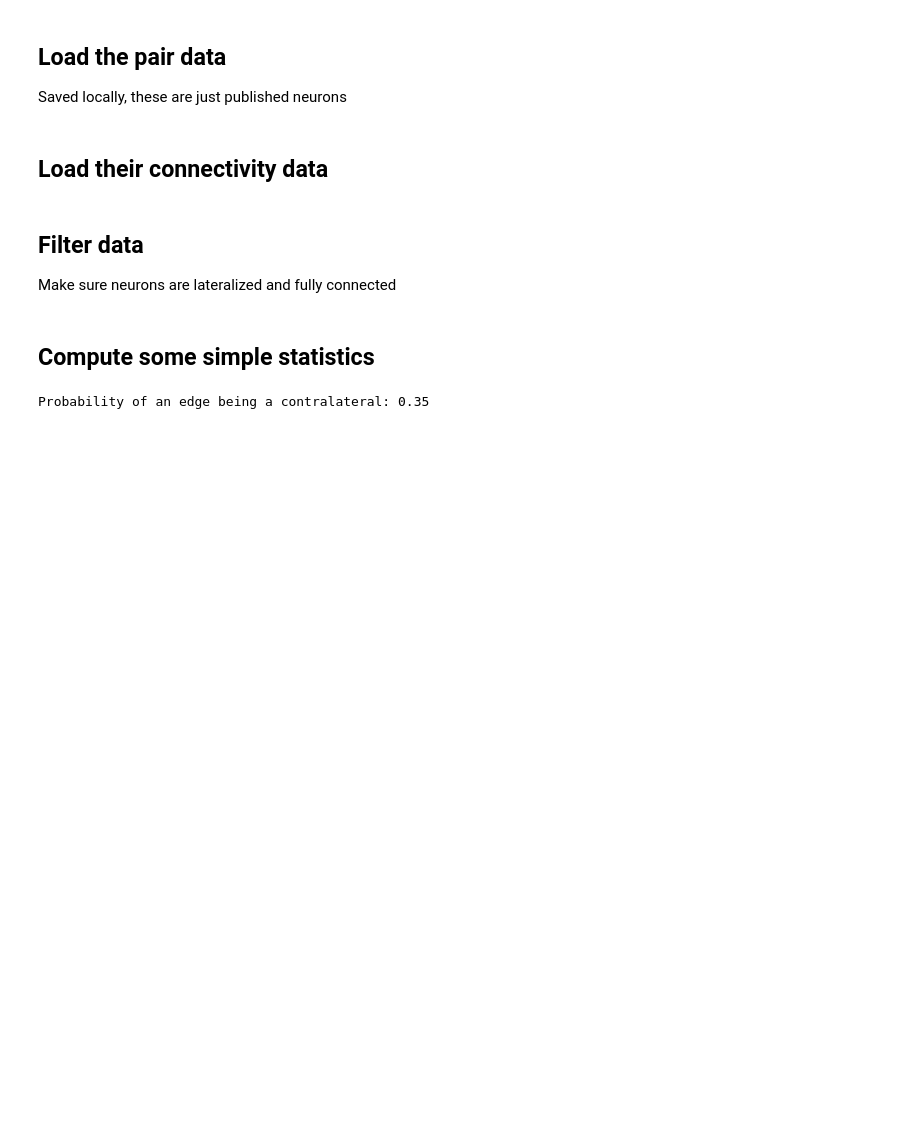
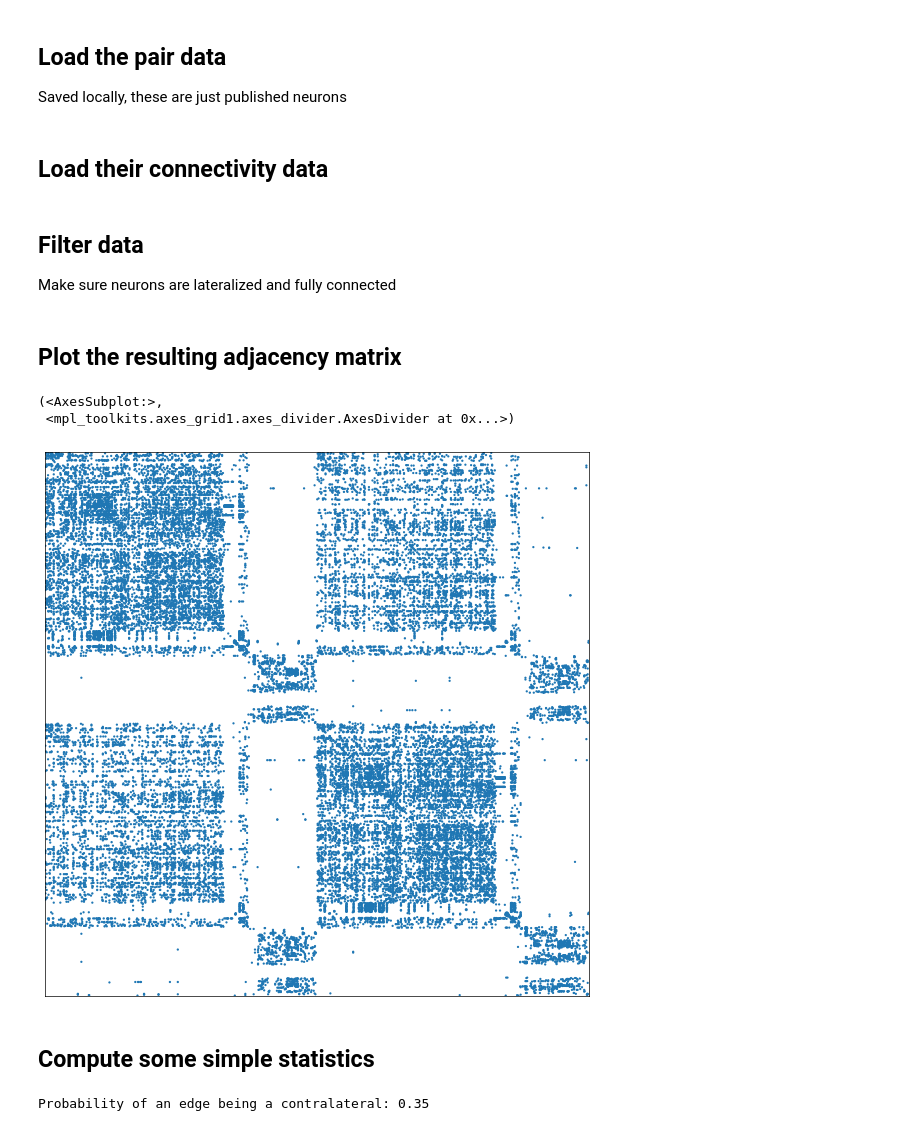
Before and after one commit to neurodata/bgm, a Jupyter notebook: docs/process_maggot.ipynb, the cells around one changed output. Drawn from its saved outputs; the diff is of its cells as text; code cells hidden in the pictures; blank space fills up the shorter version.

```diff
--- a/docs/process_maggot.ipynb
+++ b/docs/process_maggot.ipynb
@@ -153,6 +154,15 @@ adj_df, nodes, removed_partner_lcc = select_lateral_nodes(adj_df, nodes)
 # REPEAT in case this removal of partners causes disconnection
 adj_df, nodes, removed_lcc2 = ensure_connected(adj_df, nodes)
 adj_df, nodes, removed_partner_lcc2 = select_lateral_nodes(adj_df, nodes)
+# %% [markdown]
+## Plot the resulting adjacency matrix
+# %%
+
+adjplot(adj_df.values, plot_type="scattermap")
+# %% [output]
+(<AxesSubplot:>,
+ <mpl_toolkits.axes_grid1.axes_divider.AxesDivider at 0x...>)
+[figure, added]
 # %% [markdown]
 ## Compute some simple statistics
 # %%
```
Also changed, not shown: parts of 6 cells of this notebook, 7 other files.
